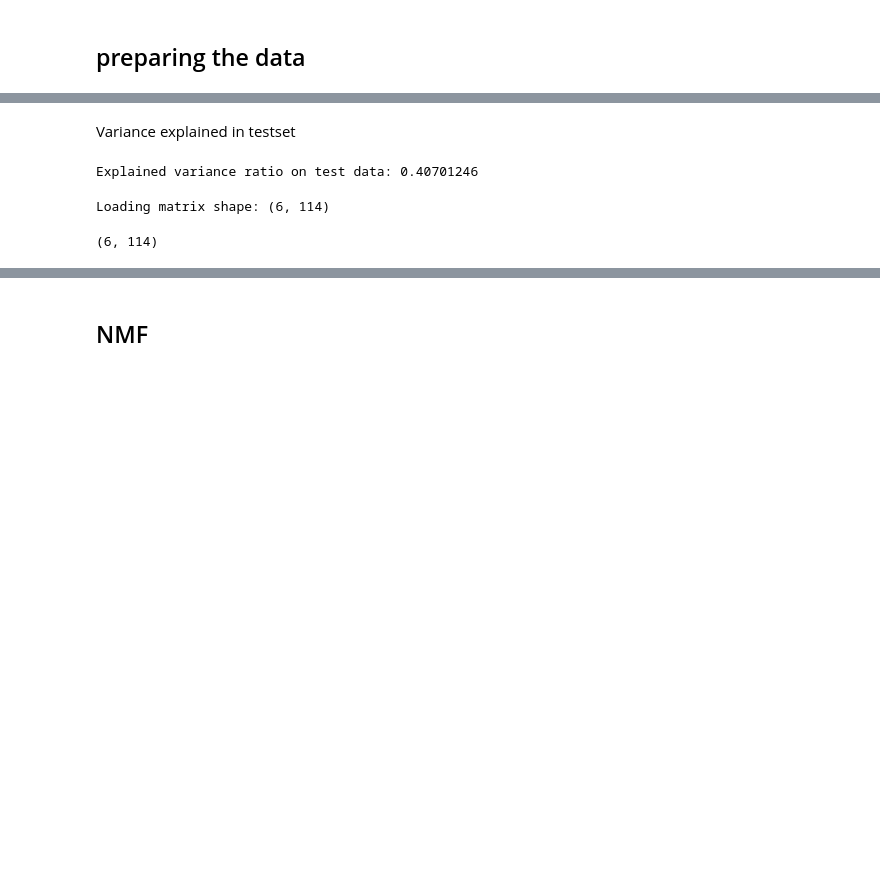
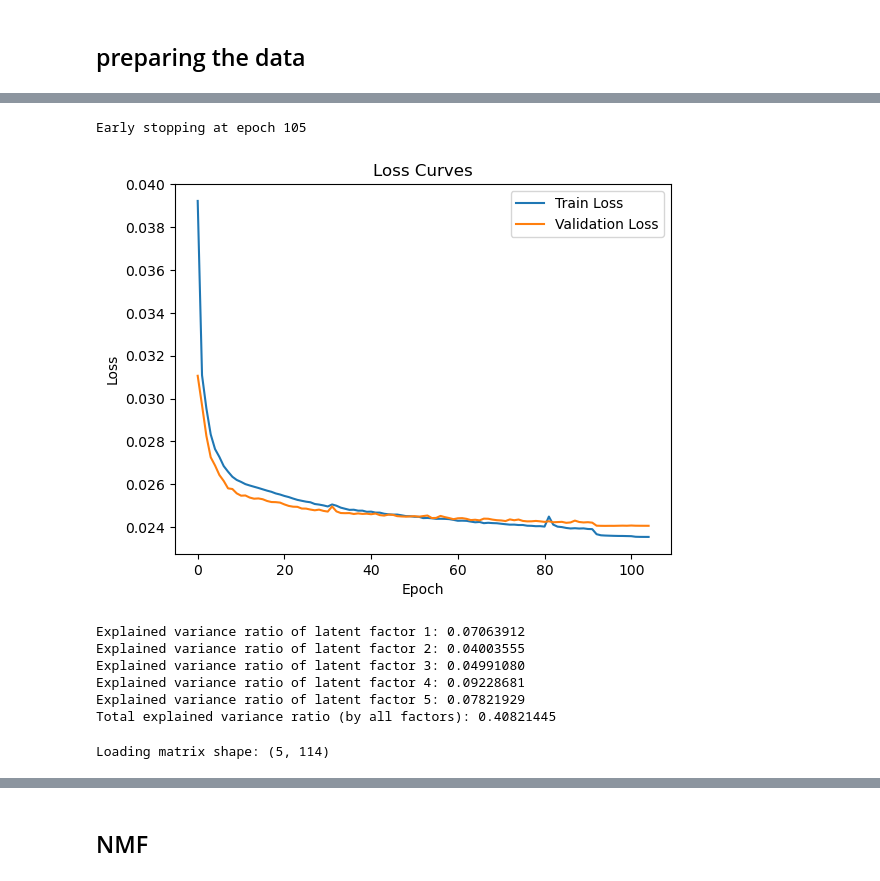
Before and after one commit to ReveRoyl/ABCD_tabular_data_analysis, a Jupyter notebook: trail_tsne_RF/factor analysis/Autoencoder/Autoencoder.ipynb, the cells around one changed output, grey strips where cells are left out. Saved outputs shown, nothing was run; the diff lists cells and outputs as text; code cells hidden in the pictures; blank space fills up the shorter version.

```diff
--- a/trail_tsne_RF/factor analysis/Autoencoder/Autoencoder.ipynb
+++ b/trail_tsne_RF/factor analysis/Autoencoder/Autoencoder.ipynb
@@ -315,23 +51,14 @@ Explained variance ratio: 0.41615664
-# %% [markdown]
-Variance explained in testset
-# %%
-# Step 4: Extract the latent features from test data
-model.eval()
-with torch.no_grad():
-    X_test_tensor = torch.tensor(X_test, dtype=torch.float32)
-    reconstructed_test = model(X_test_tensor)
-    X_latent_test = model.encoder(X_test_tensor).numpy()
-
-    # 计算测试集的重建误差
-    reconstruction_errors_test = torch.mean((X_test_tensor - reconstructed_test) ** 2, dim=1).numpy()
-
-    # 计算测试集的方差
-    total_variance_test = np.var(X_test, axis=0).sum()
-    reconstruction_variance_test = np.var(reconstructed_test.numpy(), axis=0).sum()
-
-    # 计算测试集的方差解释率
-    explained_variance_ratio_test = reconstruction_variance_test / total_variance_test
-
-print(f"Explained variance ratio on test data: {explained_variance_ratio_test:.8f}")
-# %% [output]
-Explained variance ratio on test data: 0.40701246
+# %%
+from utils import Autoencoder
+autoencoder = Autoencoder(X_train, X_val, encoding_dim=5)
+autoencoder.train()
+latent_factors, reconstruction_errors_test, explained_variance_ratios, explained_variance_ratio_test = autoencoder.evaluate_on_data(X_scaled)
+# %% [output]
+Early stopping at epoch 105
+[figure, added]
+Explained variance ratio of latent factor 1: 0.07063912
+Explained variance ratio of latent factor 2: 0.04003555
+Explained variance ratio of latent factor 3: 0.04991080
+Explained variance ratio of latent factor 4: 0.09228681
+Explained variance ratio of latent factor 5: 0.07821929
+Total explained variance ratio (by all factors): 0.40821445
@@ -338,10 +67,6 @@ Explained variance ratio on test data: 0.40701246
 # %%
-import numpy as np
-import pandas as pd
-from sklearn.linear_model import LinearRegression
-
 # 确保 latent_df 和 X_scaled 是 NumPy 数组或 Pandas DataFrame
-latent_factors = latent_df.values  # 转换为 NumPy 数组
+latent_factors = latent_factors  # 转换为 NumPy 数组
 X_scaled = np.array(X_scaled)  # 假设原始标准化数据也为 NumPy 数组
 
 # 计算加载矩阵
@@ -355,8 +80,4 @@ loading_matrix = np.array(loadings).T  # 转置为 (潜在因子数, 原始特
 # 打印加载矩阵的形状
 print("Loading matrix shape:", loading_matrix.shape)
 # %% [output]
-Loading matrix shape: (6, 114)
+Loading matrix shape: (5, 114)
-# %%
-loading_matrix.shape
-# %% [output]
-(6, 114)
```
Also changed, not shown: parts of 45 cells of this notebook, 3 other files.
